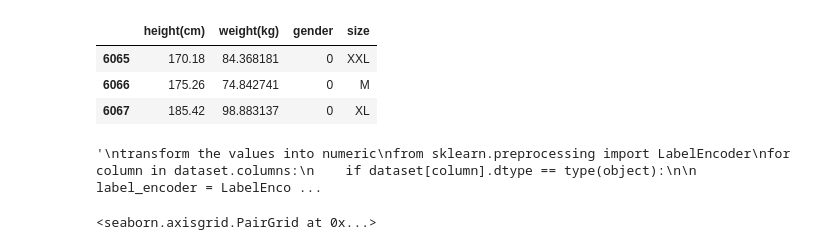
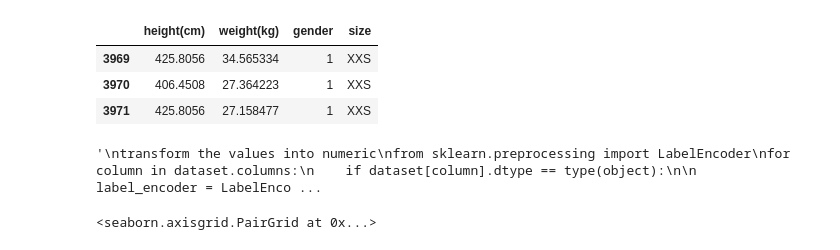
Before and after one commit to April1990/sizes_Machine_Learning, a Jupyter notebook: machine_learning_models/k_nearest_neighbor.ipynb, the cells around one changed output. Saved outputs shown, nothing was run; the diff lists cells and outputs as text; code cells hidden in the pictures.

```diff
--- a/machine_learning_models/k_nearest_neighbor.ipynb
+++ b/machine_learning_models/k_nearest_neighbor.ipynb
@@ -1,18 +1,18 @@
 # %%
 #Get the data, read the modified csv version
 import pandas as pd
 import numpy as np
 dataset = pd.read_csv(r'../csv/merge_modified_data.csv')
 #dataset.loc[:, 'gender'] = 1
-dataset.loc[dataset[:, 'gender'] == 'Male', 'gender'] = 0
-dataset.loc[dataset[:, 'gender'] == 'Female', 'gender'] = 1
+dataset.loc[dataset['gender'] == 'Male', 'gender'] = 0
+dataset.loc[dataset['gender'] == 'Female', 'gender'] = 1
 dataset.head(3)
 dataset.tail(3)
 # %% [output]
 |  | height(cm) | weight(kg) | gender | size |
-| 6065 | 170.18 | 84.368181 | 0 | XXL |
-| 6066 | 175.26 | 74.842741 | 0 | M |
-| 6067 | 185.42 | 98.883137 | 0 | XL |
+| 3969 | 425.8056 | 34.565334 | 1 | XXS |
+| 3970 | 406.4508 | 27.364223 | 1 | XXS |
+| 3971 | 425.8056 | 27.158477 | 1 | XXS |
 # %%
 '''
 transform the values into numeric
```
Also changed, not shown: 4 other files.
